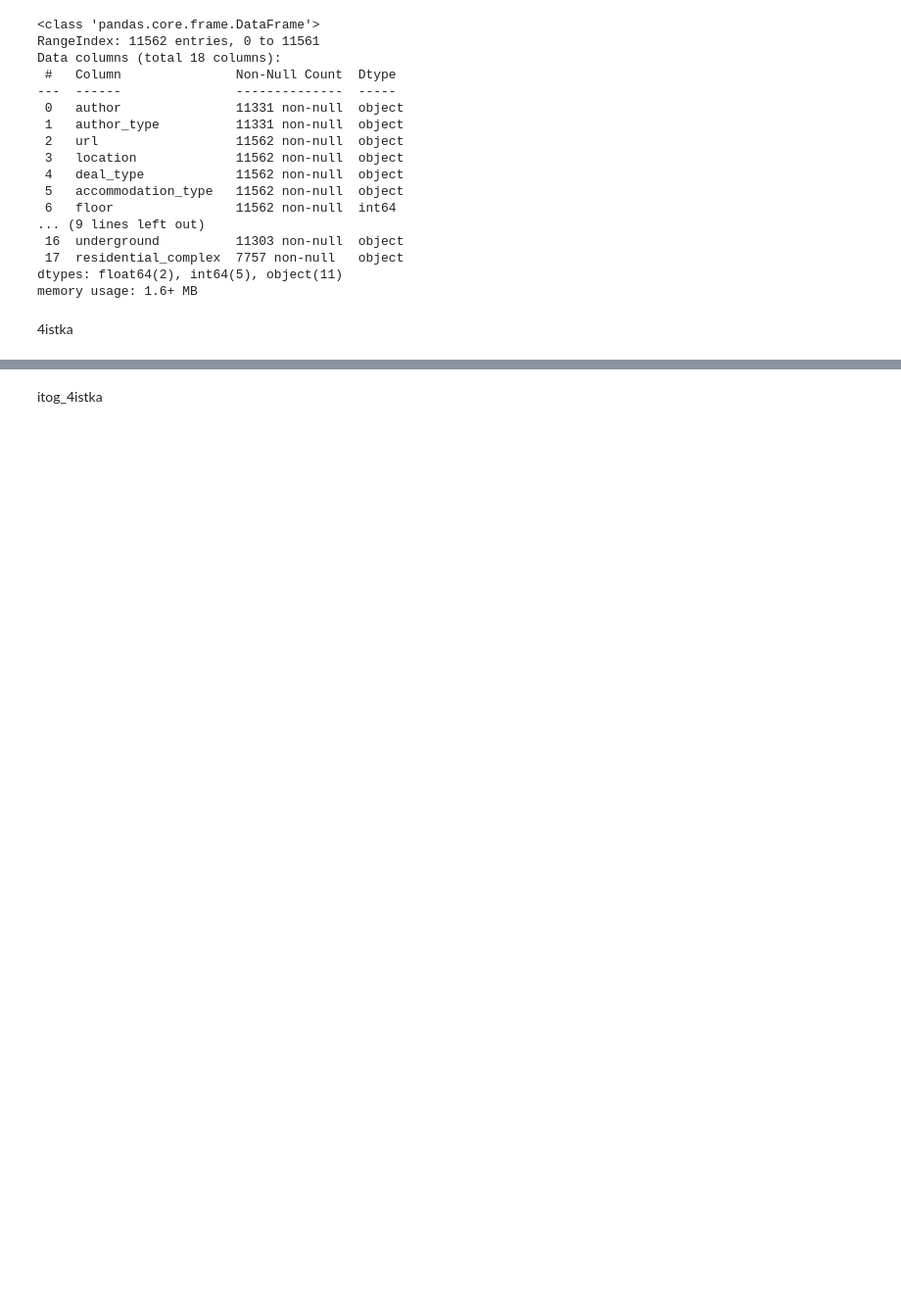
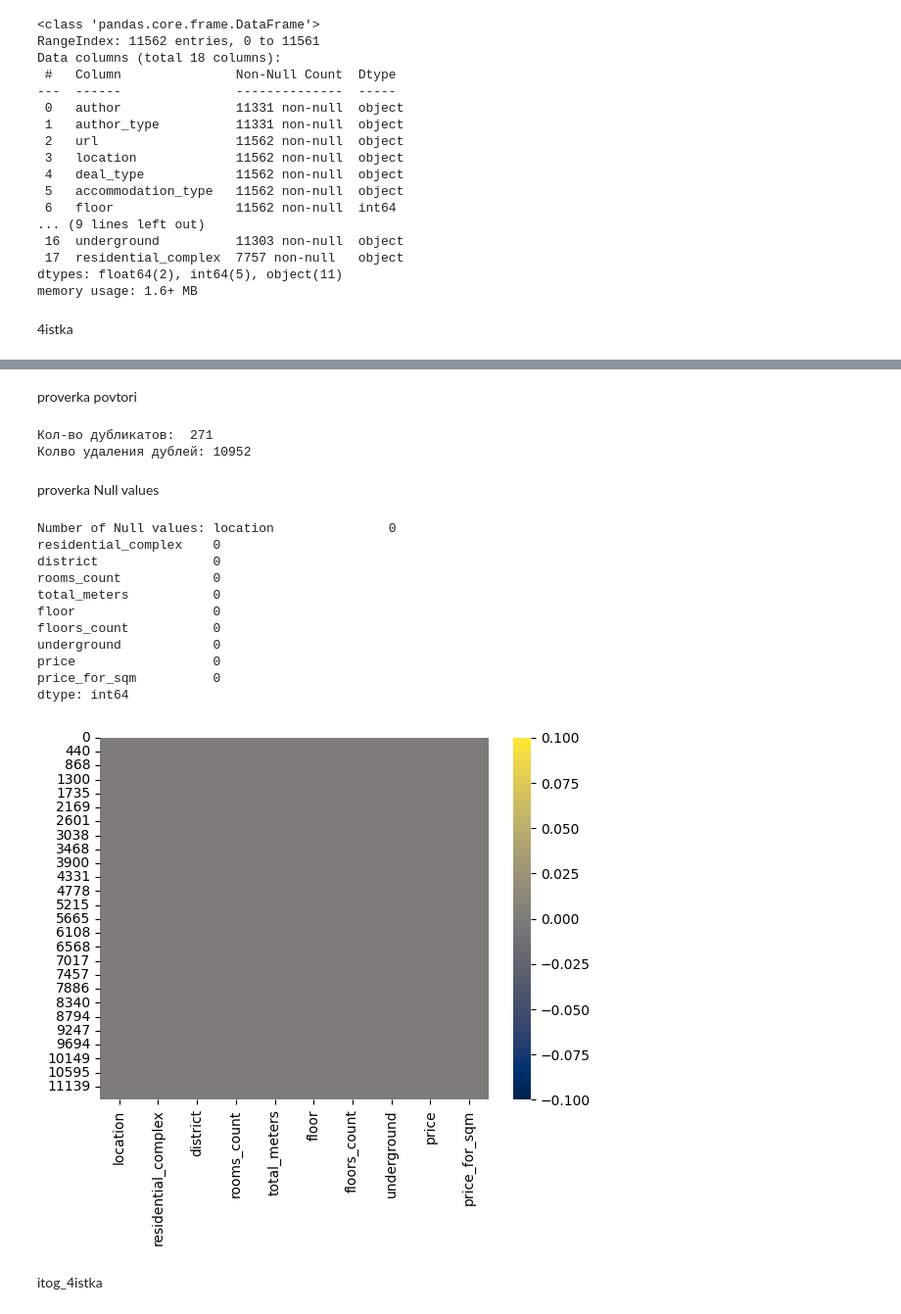
Before and after one commit to pogodaa/pred_cen_kvar, a Jupyter notebook: work.ipynb, the cells around one changed output, grey strips where cells are left out. Shown at 98% size. Drawn from its saved outputs; the diff is of its cells as text; code cells hidden in the pictures; blank space fills up the shorter version.

```diff
--- a/work.ipynb
+++ b/work.ipynb
@@ -137,6 +88,0 @@ price
-# %%
-df['price'] = df['price'].apply(replace_nan_on_zero)
-df['price'] = df['price'].astype(int)
-
-df = df[df['price'] != 0]
-df['price']
@@ -163,0 +89,27 @@ check on
+# %%
+def replace_nan_zhk(df, column):
+      df[column] = df[column].fillna('Не указано')
+      return df
+
+def del_nan(df, column):
+        df = df.dropna(subset=[column])
+        return df
+
+def replace_nan_discrit_rayon(df, column):
+    if column in df.columns:
+        for i in range(len(df)):
+            if pd.isna(df.at[i, column]):
+                df.at[i, column] = df.at[i, 'underground']
+            else:
+                df[column] = df[column].fillna('Фрунзенская')
+
+    return df
+
+df = replace_nan_zhk(df, 'residential_complex')
+df = replace_nan_discrit_rayon(df, 'district')
+df = del_nan(df, 'underground')
+df = del_nan(df, 'price')
+df['price'] = df['price'].astype(int)
+
+df['price_for_sqm'] = df['price'] // df['total_meters']
+df.head()
@@ -164,3 +123,35 @@ check on
+# %% [markdown]
+proverka povtori
+# %%
+num_dublicates = df.duplicated().sum()
+print('Кол-во дубликатов: ', num_dublicates)
+
+if num_dublicates >= 1:
+      df.drop_duplicates(inplace=True)
+      print(f'Колво удаления дублей: {df.shape[0]}')
+# %% [output]
+Кол-во дубликатов:  271
+Колво удаления дублей: 10952
+# %% [markdown]
+proverka Null values
+# %%
+sns.heatmap(df.isnull(),cmap='cividis')
+
+num_nulls=df.isnull().sum()
+print("Number of Null values:", num_nulls)
+# %% [output]
+Number of Null values: location               0
+residential_complex    0
+district               0
+rooms_count            0
+total_meters           0
+floor                  0
+floors_count           0
+underground            0
+price                  0
+price_for_sqm          0
+dtype: int64
+[figure, added]
 # %% [markdown]
 itog_4istka
 # %%
```
Also changed, not shown: parts of 16 cells of this notebook, 1 other file.
